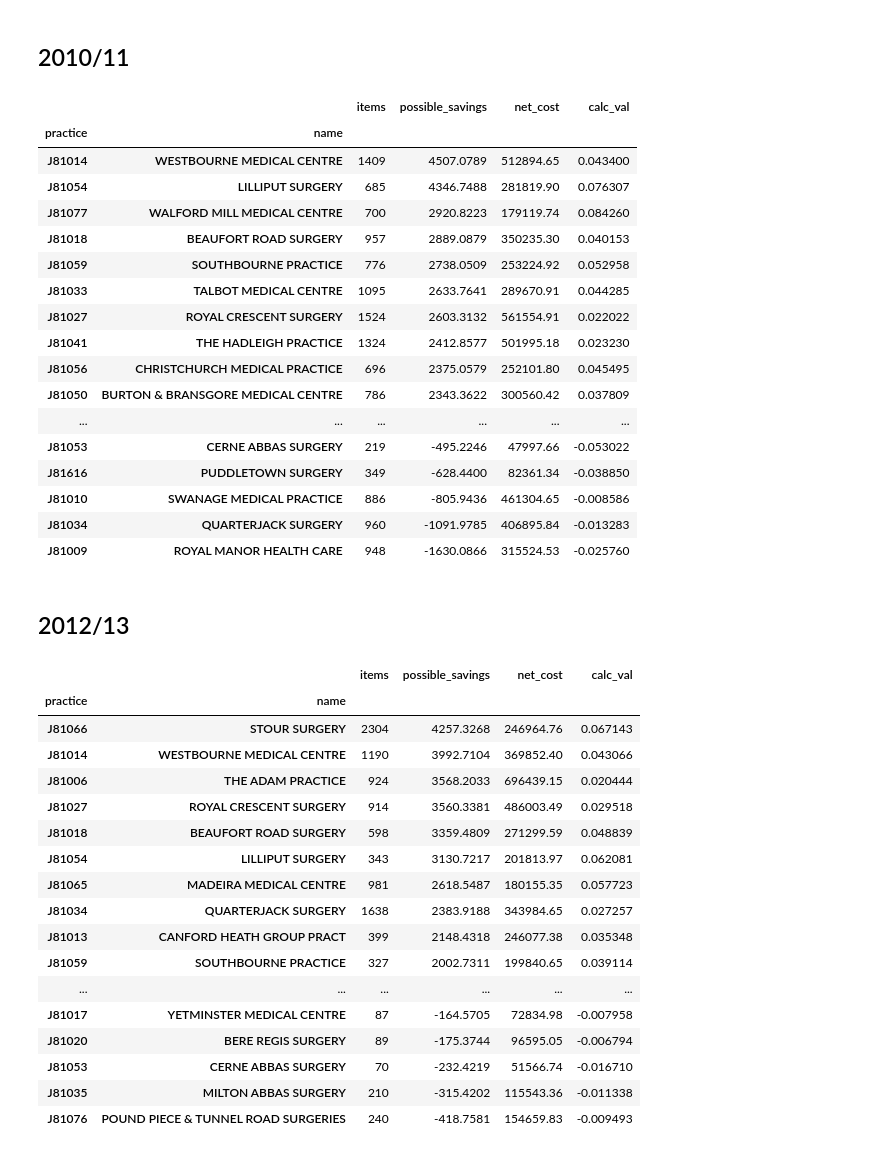
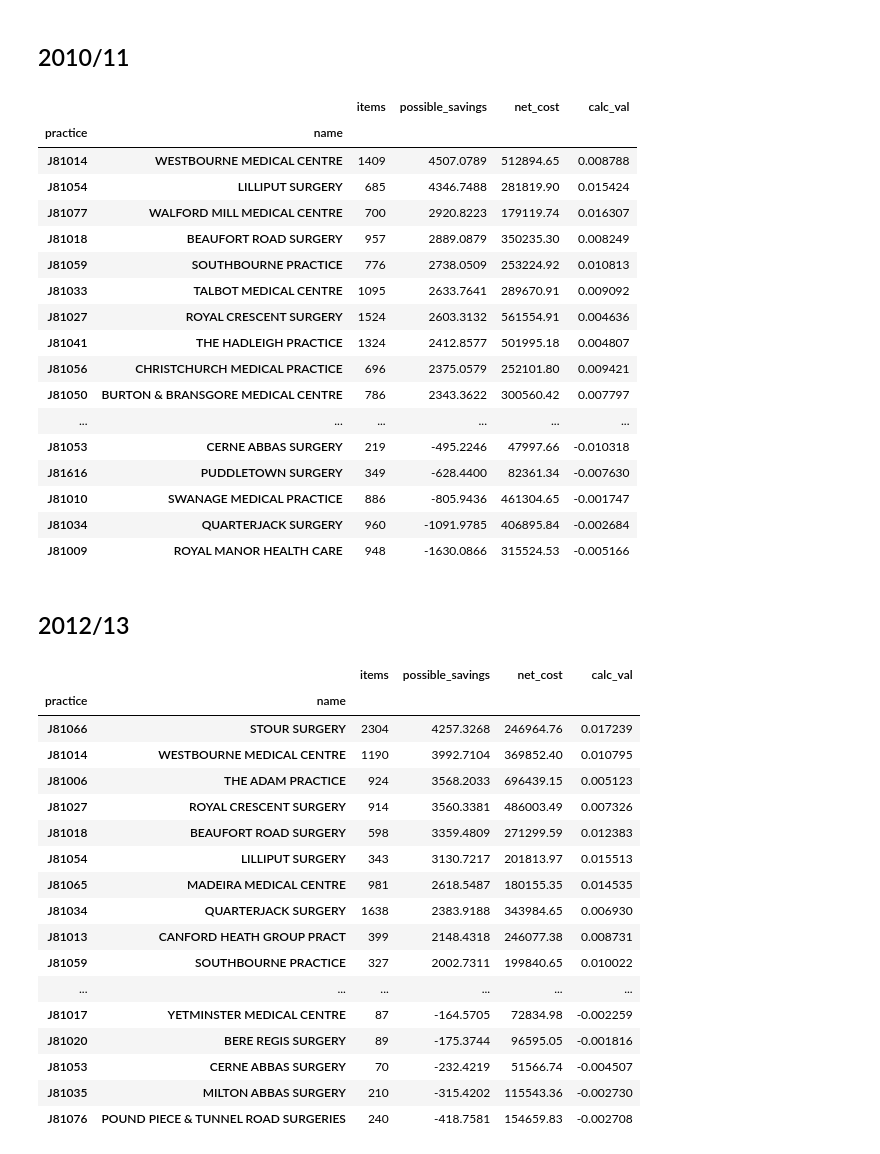
Before and after one commit to ebmdatalab/ghost_branded_generics_paper, a Jupyter notebook: Ghost Branded Generics.ipynb, the cells around one changed output. Cells and saved outputs as stored; diff of their text form; code cells hidden in the pictures.

```diff
--- a/Ghost Branded Generics.ipynb
+++ b/Ghost Branded Generics.ipynb
@@ -322,48 +343,50 @@ dorset.head()
 # %%
 dorset_10_11 =  dorset.loc[(dorset['month']>='2010-12-01') & (dorset['month']<='2011-04-01')]
 dorset_10_11 = dorset_10_11.groupby(['practice','name']).sum()
+dorset_10_11['calc_val'] = dorset_10_11['possible_savings'] / dorset_10_11['net_cost']
 dorset_10_11.sort_values('possible_savings',ascending=False)
 # %% [output]
 |  |  | items | possible_savings | net_cost | calc_val |
 | practice | name |  |  |  |  |
-| J81014 | WESTBOURNE MEDICAL CENTRE | 1409 | 4507.0789 | 512894.65 | 0.043400 |
-| J81054 | LILLIPUT SURGERY | 685 | 4346.7488 | 281819.90 | 0.076307 |
-| J81077 | WALFORD MILL MEDICAL CENTRE | 700 | 2920.8223 | 179119.74 | 0.084260 |
-| J81018 | BEAUFORT ROAD SURGERY | 957 | 2889.0879 | 350235.30 | 0.040153 |
-| J81059 | SOUTHBOURNE PRACTICE | 776 | 2738.0509 | 253224.92 | 0.052958 |
-| J81033 | TALBOT MEDICAL CENTRE | 1095 | 2633.7641 | 289670.91 | 0.044285 |
-| J81027 | ROYAL CRESCENT SURGERY | 1524 | 2603.3132 | 561554.91 | 0.022022 |
-| J81041 | THE HADLEIGH PRACTICE | 1324 | 2412.8577 | 501995.18 | 0.023230 |
-| J81056 | CHRISTCHURCH MEDICAL PRACTICE | 696 | 2375.0579 | 252101.80 | 0.045495 |
-| J81050 | BURTON & BRANSGORE MEDICAL CENTRE | 786 | 2343.3622 | 300560.42 | 0.037809 |
+| J81014 | WESTBOURNE MEDICAL CENTRE | 1409 | 4507.0789 | 512894.65 | 0.008788 |
+| J81054 | LILLIPUT SURGERY | 685 | 4346.7488 | 281819.90 | 0.015424 |
+| J81077 | WALFORD MILL MEDICAL CENTRE | 700 | 2920.8223 | 179119.74 | 0.016307 |
+| J81018 | BEAUFORT ROAD SURGERY | 957 | 2889.0879 | 350235.30 | 0.008249 |
+| J81059 | SOUTHBOURNE PRACTICE | 776 | 2738.0509 | 253224.92 | 0.010813 |
+| J81033 | TALBOT MEDICAL CENTRE | 1095 | 2633.7641 | 289670.91 | 0.009092 |
+| J81027 | ROYAL CRESCENT SURGERY | 1524 | 2603.3132 | 561554.91 | 0.004636 |
+| J81041 | THE HADLEIGH PRACTICE | 1324 | 2412.8577 | 501995.18 | 0.004807 |
+| J81056 | CHRISTCHURCH MEDICAL PRACTICE | 696 | 2375.0579 | 252101.80 | 0.009421 |
+| J81050 | BURTON & BRANSGORE MEDICAL CENTRE | 786 | 2343.3622 | 300560.42 | 0.007797 |
 | ... | ... | ... | ... | ... | ... |
-| J81053 | CERNE ABBAS SURGERY | 219 | -495.2246 | 47997.66 | -0.053022 |
-| J81616 | PUDDLETOWN SURGERY | 349 | -628.4400 | 82361.34 | -0.038850 |
-| J81010 | SWANAGE MEDICAL PRACTICE | 886 | -805.9436 | 461304.65 | -0.008586 |
-| J81034 | QUARTERJACK SURGERY | 960 | -1091.9785 | 406895.84 | -0.013283 |
-| J81009 | ROYAL MANOR HEALTH CARE | 948 | -1630.0866 | 315524.53 | -0.025760 |
+| J81053 | CERNE ABBAS SURGERY | 219 | -495.2246 | 47997.66 | -0.010318 |
+| J81616 | PUDDLETOWN SURGERY | 349 | -628.4400 | 82361.34 | -0.007630 |
+| J81010 | SWANAGE MEDICAL PRACTICE | 886 | -805.9436 | 461304.65 | -0.001747 |
+| J81034 | QUARTERJACK SURGERY | 960 | -1091.9785 | 406895.84 | -0.002684 |
+| J81009 | ROYAL MANOR HEALTH CARE | 948 | -1630.0866 | 315524.53 | -0.005166 |
 # %% [markdown]
 ## 2012/13
 # %%
 dorset_12_13 =  dorset.loc[(dorset['month']>='2012-12-01') & (dorset['month']<='2013-03-01')]
 dorset_12_13 = dorset_12_13.groupby(['practice','name']).sum()
+dorset_12_13['calc_val'] = dorset_12_13['possible_savings'] / dorset_12_13['net_cost']
 dorset_12_13.sort_values('possible_savings',ascending=False)
 # %% [output]
 |  |  | items | possible_savings | net_cost | calc_val |
 | practice | name |  |  |  |  |
-| J81066 | STOUR SURGERY | 2304 | 4257.3268 | 246964.76 | 0.067143 |
-| J81014 | WESTBOURNE MEDICAL CENTRE | 1190 | 3992.7104 | 369852.40 | 0.043066 |
-| J81006 | THE ADAM PRACTICE | 924 | 3568.2033 | 696439.15 | 0.020444 |
-| J81027 | ROYAL CRESCENT SURGERY | 914 | 3560.3381 | 486003.49 | 0.029518 |
-| J81018 | BEAUFORT ROAD SURGERY | 598 | 3359.4809 | 271299.59 | 0.048839 |
-| J81054 | LILLIPUT SURGERY | 343 | 3130.7217 | 201813.97 | 0.062081 |
-| J81065 | MADEIRA MEDICAL CENTRE | 981 | 2618.5487 | 180155.35 | 0.057723 |
-| J81034 | QUARTERJACK SURGERY | 1638 | 2383.9188 | 343984.65 | 0.027257 |
-| J81013 | CANFORD HEATH GROUP PRACT | 399 | 2148.4318 | 246077.38 | 0.035348 |
-| J81059 | SOUTHBOURNE PRACTICE | 327 | 2002.7311 | 199840.65 | 0.039114 |
+| J81066 | STOUR SURGERY | 2304 | 4257.3268 | 246964.76 | 0.017239 |
+| J81014 | WESTBOURNE MEDICAL CENTRE | 1190 | 3992.7104 | 369852.40 | 0.010795 |
+| J81006 | THE ADAM PRACTICE | 924 | 3568.2033 | 696439.15 | 0.005123 |
+| J81027 | ROYAL CRESCENT SURGERY | 914 | 3560.3381 | 486003.49 | 0.007326 |
+| J81018 | BEAUFORT ROAD SURGERY | 598 | 3359.4809 | 271299.59 | 0.012383 |
+| J81054 | LILLIPUT SURGERY | 343 | 3130.7217 | 201813.97 | 0.015513 |
+| J81065 | MADEIRA MEDICAL CENTRE | 981 | 2618.5487 | 180155.35 | 0.014535 |
+| J81034 | QUARTERJACK SURGERY | 1638 | 2383.9188 | 343984.65 | 0.006930 |
+| J81013 | CANFORD HEATH GROUP PRACT | 399 | 2148.4318 | 246077.38 | 0.008731 |
+| J81059 | SOUTHBOURNE PRACTICE | 327 | 2002.7311 | 199840.65 | 0.010022 |
 | ... | ... | ... | ... | ... | ... |
-| J81017 | YETMINSTER MEDICAL CENTRE | 87 | -164.5705 | 72834.98 | -0.007958 |
-| J81020 | BERE REGIS SURGERY | 89 | -175.3744 | 96595.05 | -0.006794 |
-| J81053 | CERNE ABBAS SURGERY | 70 | -232.4219 | 51566.74 | -0.016710 |
-| J81035 | MILTON ABBAS SURGERY | 210 | -315.4202 | 115543.36 | -0.011338 |
-| J81076 | POUND PIECE & TUNNEL ROAD SURGERIES | 240 | -418.7581 | 154659.83 | -0.009493 |
+| J81017 | YETMINSTER MEDICAL CENTRE | 87 | -164.5705 | 72834.98 | -0.002259 |
+| J81020 | BERE REGIS SURGERY | 89 | -175.3744 | 96595.05 | -0.001816 |
+| J81053 | CERNE ABBAS SURGERY | 70 | -232.4219 | 51566.74 | -0.004507 |
+| J81035 | MILTON ABBAS SURGERY | 210 | -315.4202 | 115543.36 | -0.002730 |
+| J81076 | POUND PIECE & TUNNEL ROAD SURGERIES | 240 | -418.7581 | 154659.83 | -0.002708 |
```
Also changed, not shown: parts of 7 cells of this notebook.
